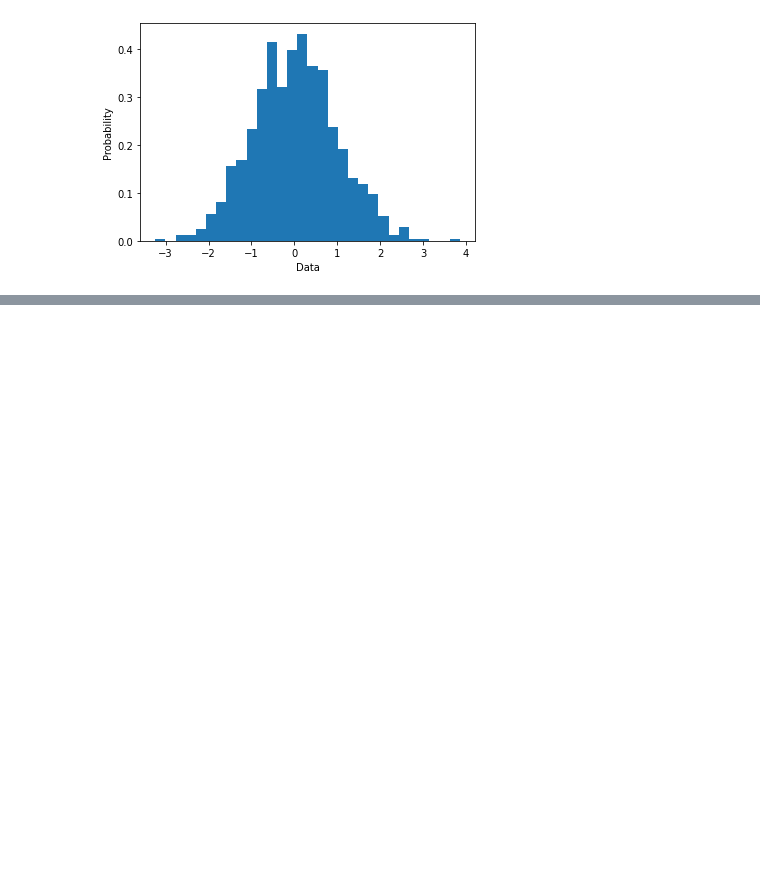
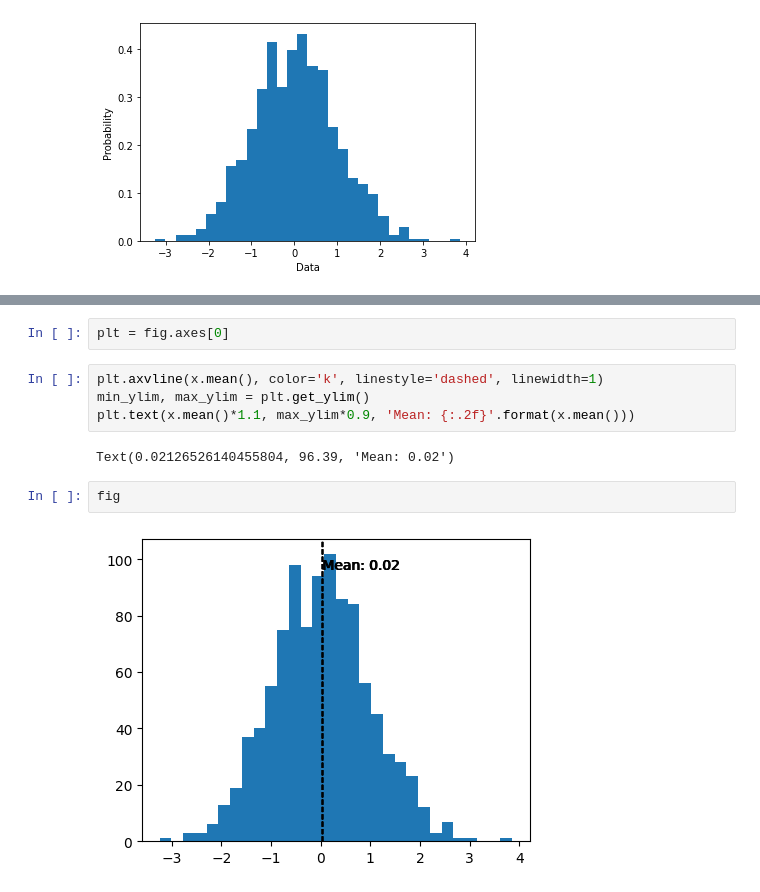
Before and after one commit to JLaoo/Gacha-Simulator, a Jupyter notebook: test.ipynb, the cells around one changed output, grey strips where cells are left out. Cells and saved outputs as stored; diff of their text form; blank space fills up the shorter version.

```diff
--- a/test.ipynb
+++ b/test.ipynb
@@ -36,0 +74,12 @@ fig
+# %%
+plt = fig.axes[0]
+# %%
+plt.axvline(x.mean(), color='k', linestyle='dashed', linewidth=1)
+min_ylim, max_ylim = plt.get_ylim()
+plt.text(x.mean()*1.1, max_ylim*0.9, 'Mean: {:.2f}'.format(x.mean()))
+# %% [output]
+Text(0.02126526140455804, 96.39, 'Mean: 0.02')
+# %%
+fig
+# %% [output]
+[figure, added]
```
Also changed, not shown: parts of 5 cells of this notebook, 1 other file.
